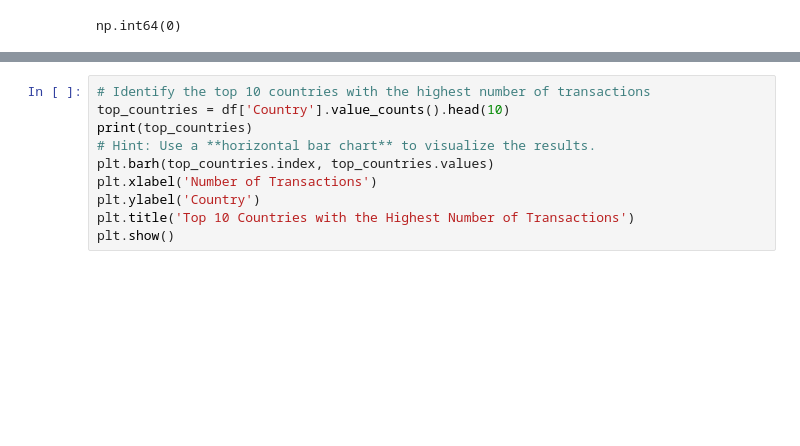
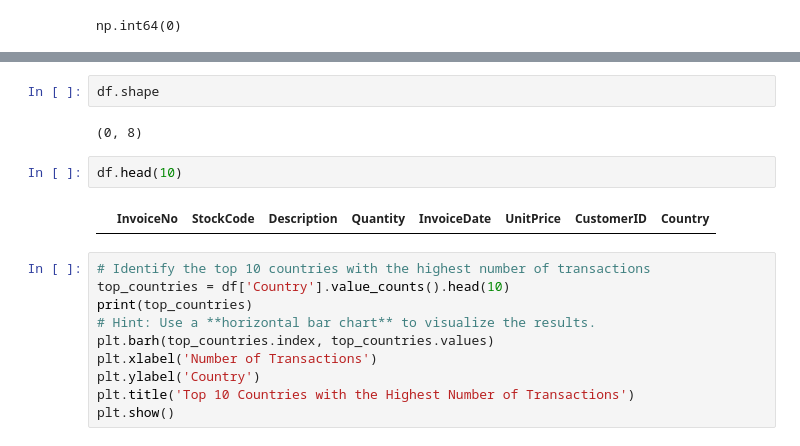
Before and after one commit to maheck9/SynapseLP, a Jupyter notebook: Mahek_SynapseLP_Task3.ipynb, the cells around one changed output, grey strips where cells are left out. Drawn from its saved outputs; the diff is of its cells as text; blank space fills up the shorter version.

```diff
--- a/Mahek_SynapseLP_Task3.ipynb
+++ b/Mahek_SynapseLP_Task3.ipynb
@@ -173,3 +199,11 @@ np.int64(0)
+# %%
+df.shape
+# %% [output]
+(0, 8)
+# %%
+df.head(10)
+# %% [output]
+|  | InvoiceNo | StockCode | Description | Quantity | InvoiceDate | UnitPrice | CustomerID | Country |
 # %%
 # Identify the top 10 countries with the highest number of transactions
 top_countries = df['Country'].value_counts().head(10)
```
Also changed, not shown: parts of 30 cells of this notebook.
